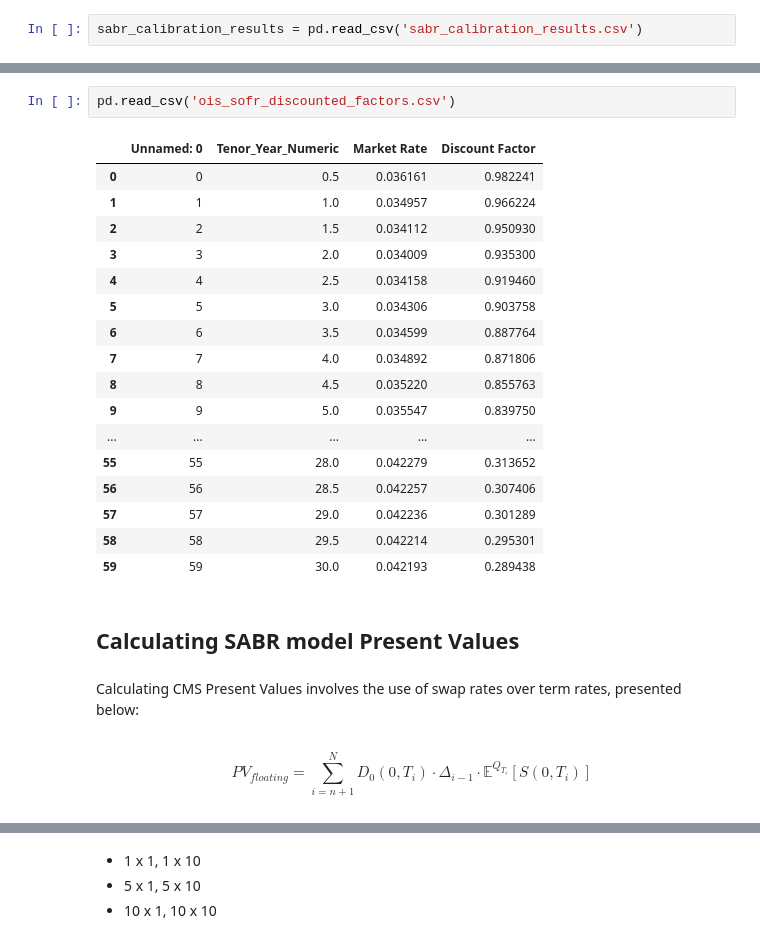
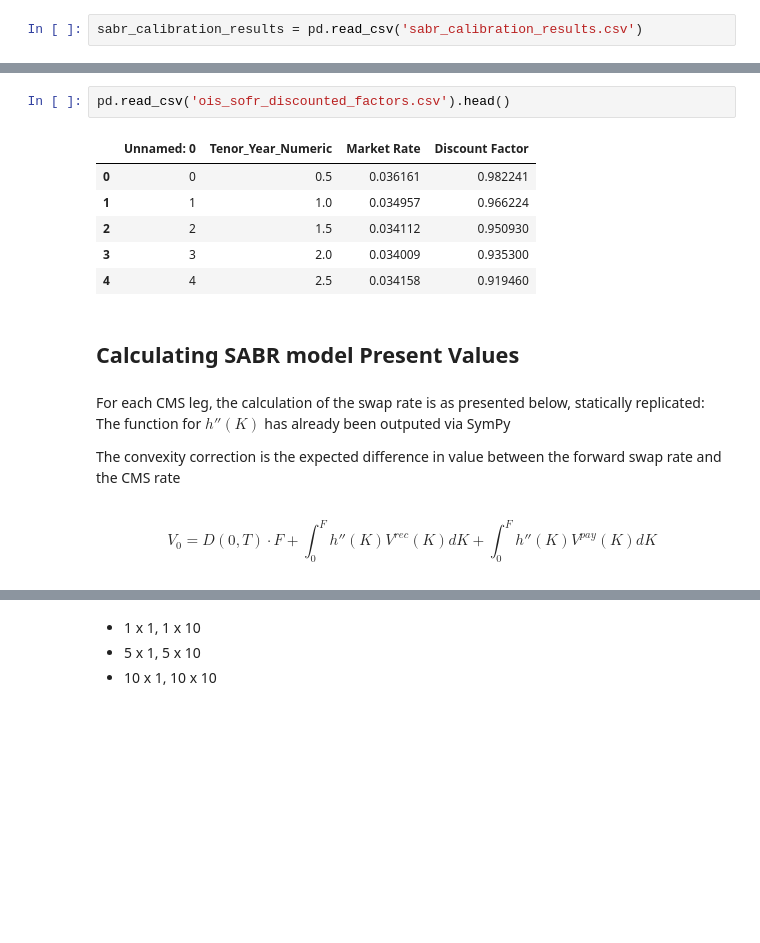
Before and after one commit to Gregtwl/QF605_Assignment, a Jupyter notebook: Answer_Deck_Part3.ipynb, the cells around one changed output, grey strips where cells are left out. Saved outputs shown, nothing was run; the diff lists cells and outputs as text; blank space fills up the shorter version.

Commit message:
Static Replication Approach Formulae Established for Part 3. To scale up for CMS rates and PV of all CMS rates

```diff
--- a/Answer_Deck_Part3.ipynb
+++ b/Answer_Deck_Part3.ipynb
@@ -526,28 +537,19 @@ sabr_calibration_results.head()
 # %%
-pd.read_csv('ois_sofr_discounted_factors.csv')
+pd.read_csv('ois_sofr_discounted_factors.csv').head()
 # %% [output]
 |  | Unnamed: 0 | Tenor_Year_Numeric | Market Rate | Discount Factor |
 | 0 | 0 | 0.5 | 0.036161 | 0.982241 |
 | 1 | 1 | 1.0 | 0.034957 | 0.966224 |
 | 2 | 2 | 1.5 | 0.034112 | 0.950930 |
 | 3 | 3 | 2.0 | 0.034009 | 0.935300 |
 | 4 | 4 | 2.5 | 0.034158 | 0.919460 |
-| 5 | 5 | 3.0 | 0.034306 | 0.903758 |
-| 6 | 6 | 3.5 | 0.034599 | 0.887764 |
-| 7 | 7 | 4.0 | 0.034892 | 0.871806 |
-| 8 | 8 | 4.5 | 0.035220 | 0.855763 |
-| 9 | 9 | 5.0 | 0.035547 | 0.839750 |
-| ... | ... | ... | ... | ... |
-| 55 | 55 | 28.0 | 0.042279 | 0.313652 |
-| 56 | 56 | 28.5 | 0.042257 | 0.307406 |
-| 57 | 57 | 29.0 | 0.042236 | 0.301289 |
-| 58 | 58 | 29.5 | 0.042214 | 0.295301 |
-| 59 | 59 | 30.0 | 0.042193 | 0.289438 |
 # %% [markdown]
 ## Calculating SABR model Present Values
-# %% [markdown]
-Calculating CMS Present Values involves the use of swap rates over term rates, presented below:
-# %% [markdown]
-$$
-PV_{floating} = \sum_{i=n+1}^{N} D_0(0,T_i)\cdot \Delta_{i-1} \cdot \mathbb{E}^{Q_{T_i}} [S(0,T_{i})]
-$$
+# %% [markdown]
+For each CMS leg, the calculation of the swap rate is as presented below, statically replicated: <br>
+The function for $h''(K)$ has already been outputed via SymPy
+
+The convexity correction is the expected difference in value between the forward swap rate and the CMS rate
+# %% [markdown]
+$$V_0 = D(0,T) \cdot F + \int_0^F h''(K) V^{rec}(K) dK + \int_0^F h''(K) V^{pay}(K) dK
+$$
```
Also changed, not shown: parts of 28 cells of this notebook, 1 other file.
